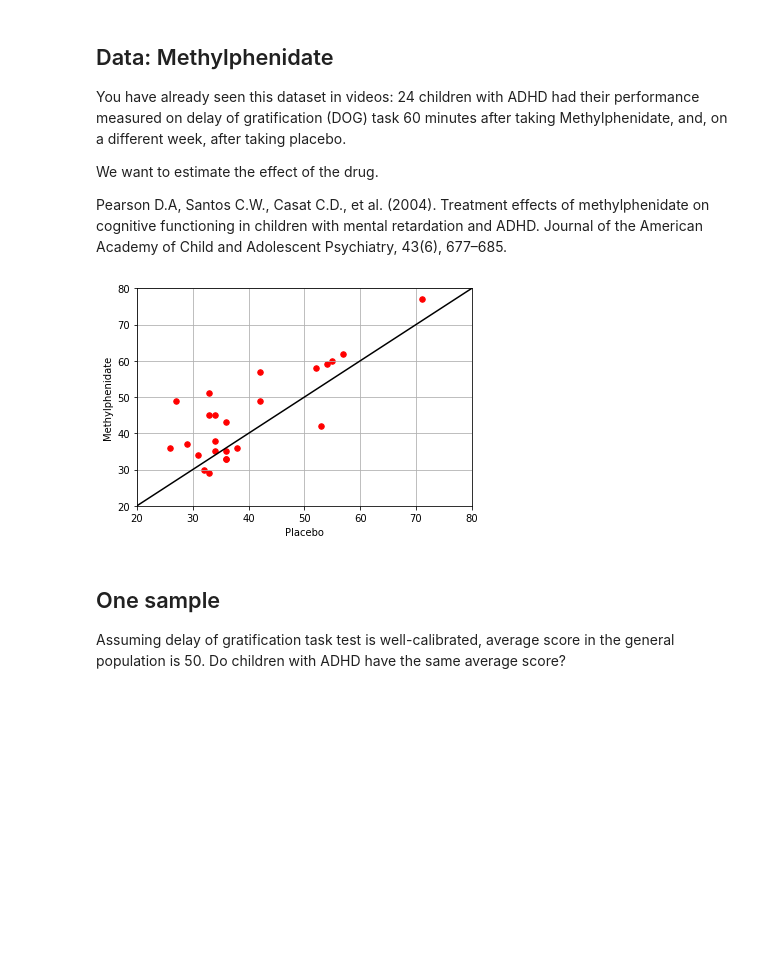
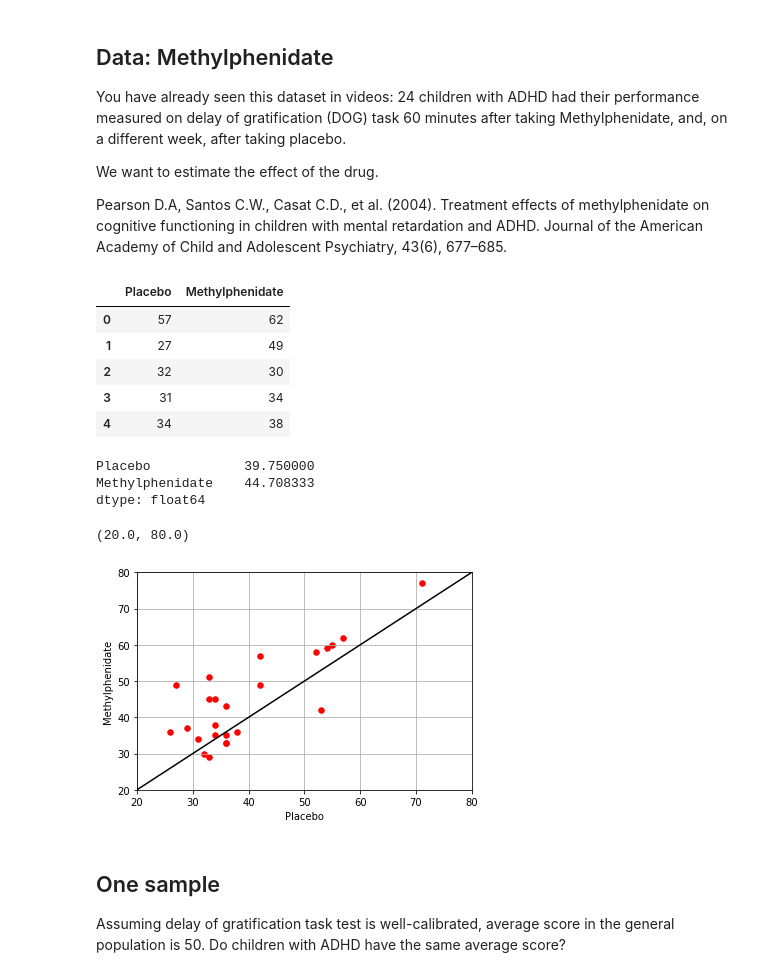
Before and after one commit to Gawainus/hse, a Jupyter notebook: applied_stats/week2/Normal-means.ipynb, the cells around one changed output. Cells and saved outputs as stored; diff of their text form; code cells hidden in the pictures; blank space fills up the shorter version.

Commit message:
week3 checkpoint

```diff
--- a/applied_stats/week2/Normal-means.ipynb
+++ b/applied_stats/week2/Normal-means.ipynb
@@ -16,15 +17,31 @@ We want to estimate the effect of the drug.
 
 Pearson D.A, Santos C.W., Casat C.D., et al. (2004). Treatment effects of methylphenidate on cognitive functioning in children with mental retardation and ADHD. Journal of the American Academy of Child and Adolescent Psychiatry, 43(6), 677–685.
 # %%
-data = pd.read_csv('ADHD.txt', sep = ' ', header = 0)
+data = pd.read_csv('/home/yukos/work/hse/applied_stats/week2/ADHD.txt', sep = ' ', header = 0)
 data.columns = ['Placebo', 'Methylphenidate']
+# %%
+data.head()
+# %% [output]
+|  | Placebo | Methylphenidate |
+| 0 | 57 | 62 |
+| 1 | 27 | 49 |
+| 2 | 32 | 30 |
+| 3 | 31 | 34 |
+| 4 | 34 | 38 |
+# %%
+data.mean()
+# %% [output]
+Placebo            39.750000
+Methylphenidate    44.708333
+dtype: float64
 # %%
 data.plot.scatter('Placebo', 'Methylphenidate', c = 'r', s = 30)
-pylab.grid()
-pylab.plot(range(100), c = 'black')
-pylab.xlim((20, 80))
-pylab.ylim((20, 80));
+plt.grid()
+plt.plot(range(100), c = 'black')
+plt.xlim((20, 80))
+plt.ylim((20, 80))
 # %% [output]
+(20.0, 80.0)
 [figure]
 # %% [markdown]
 ## One sample
```
Also changed, not shown: parts of 5 cells of this notebook, 18 other files.
